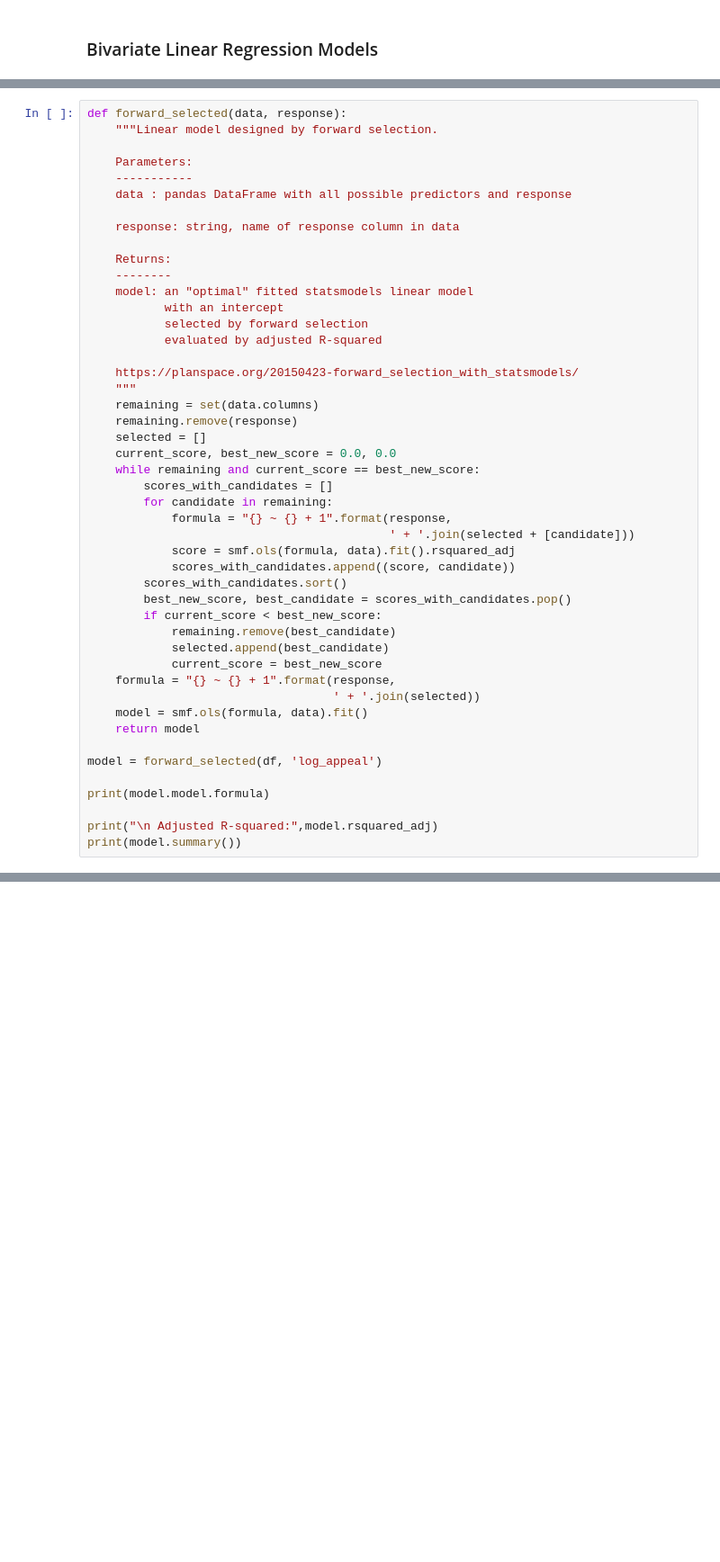
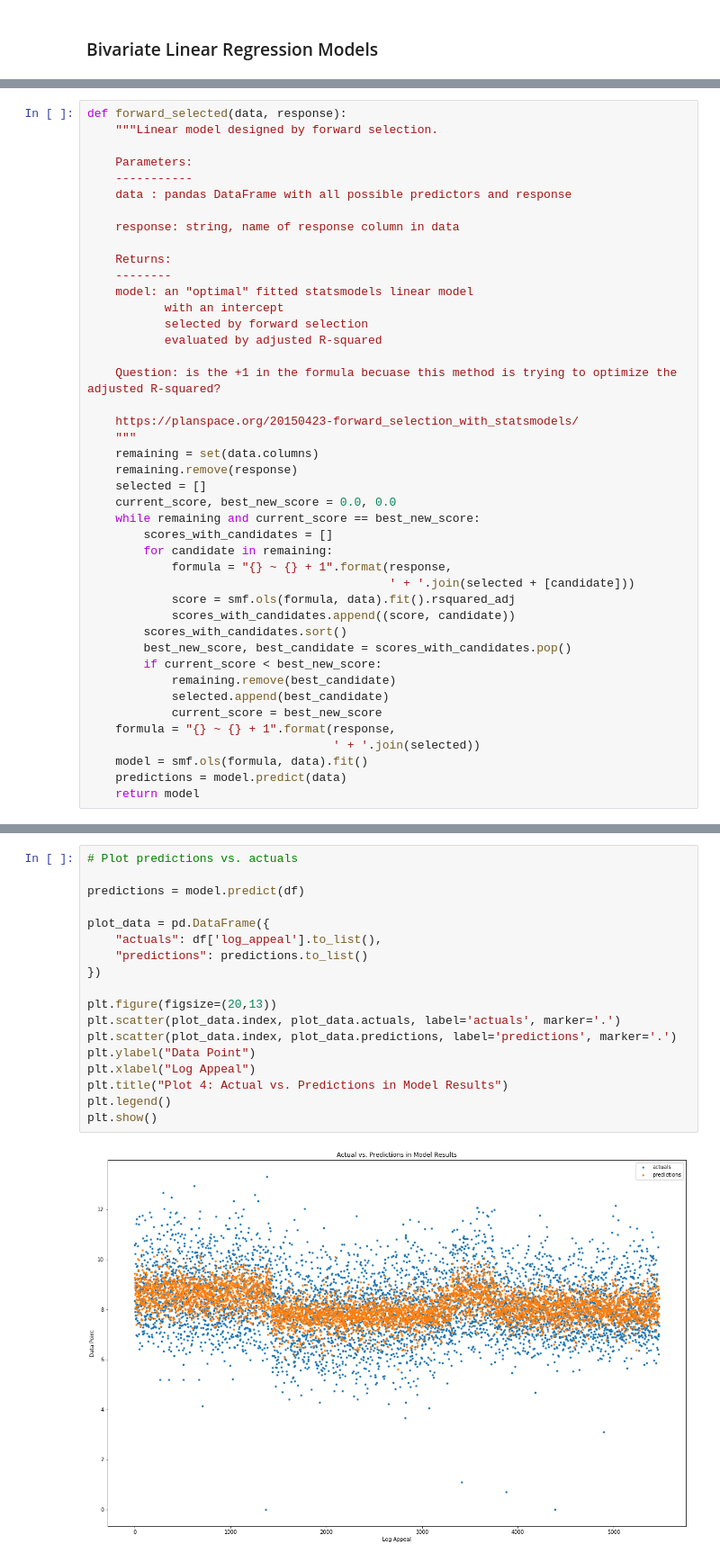
Before and after one commit to claytonjhamilton/Coursera_collab, a Jupyter notebook: question_2.ipynb, the cells around one changed output, grey strips where cells are left out. Shown at 90% size. Saved outputs shown, nothing was run; the diff lists cells and outputs as text; blank space fills up the shorter version.

```diff
--- a/question_2.ipynb
+++ b/question_2.ipynb
@@ -412,6 +471,8 @@ def forward_selected(data, response):
            with an intercept
            selected by forward selection
            evaluated by adjusted R-squared
+
+    Question: is the +1 in the formula becuase this method is trying to optimize the adjusted R-squared?
 
     https://planspace.org/20150423-forward_selection_with_statsmodels/
     """
@@ -435,11 +496,5 @@ def forward_selected(data, response):
     formula = "{} ~ {} + 1".format(response,
                                    ' + '.join(selected))
     model = smf.ols(formula, data).fit()
+    predictions = model.predict(data)
     return model
-
-model = forward_selected(df, 'log_appeal')
-
-print(model.model.formula)
-
-print("\n Adjusted R-squared:",model.rsquared_adj)
-print(model.summary())
@@ -463,0 +526,20 @@ strong multicollinearity or other numerical problems.
+# %%
+# Plot predictions vs. actuals
+
+predictions = model.predict(df)
+
+plot_data = pd.DataFrame({
+    "actuals": df['log_appeal'].to_list(),
+    "predictions": predictions.to_list()
+})
+
+plt.figure(figsize=(20,13))
+plt.scatter(plot_data.index, plot_data.actuals, label='actuals', marker='.')
+plt.scatter(plot_data.index, plot_data.predictions, label='predictions', marker='.')
+plt.ylabel("Data Point")
+plt.xlabel("Log Appeal")
+plt.title("Plot 4: Actual vs. Predictions in Model Results")
+plt.legend()
+plt.show()
+# %% [output]
+[figure, added]
```
Also changed, not shown: parts of 20 cells of this notebook.
